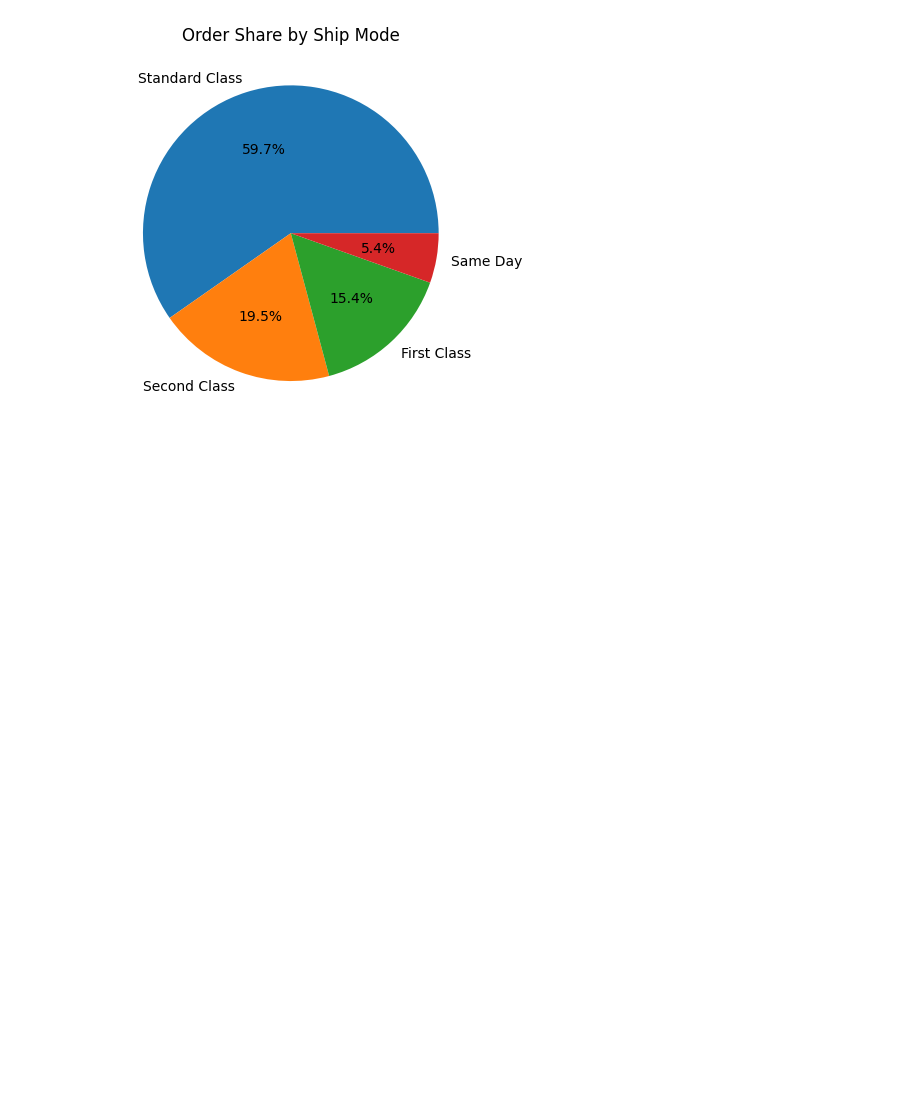
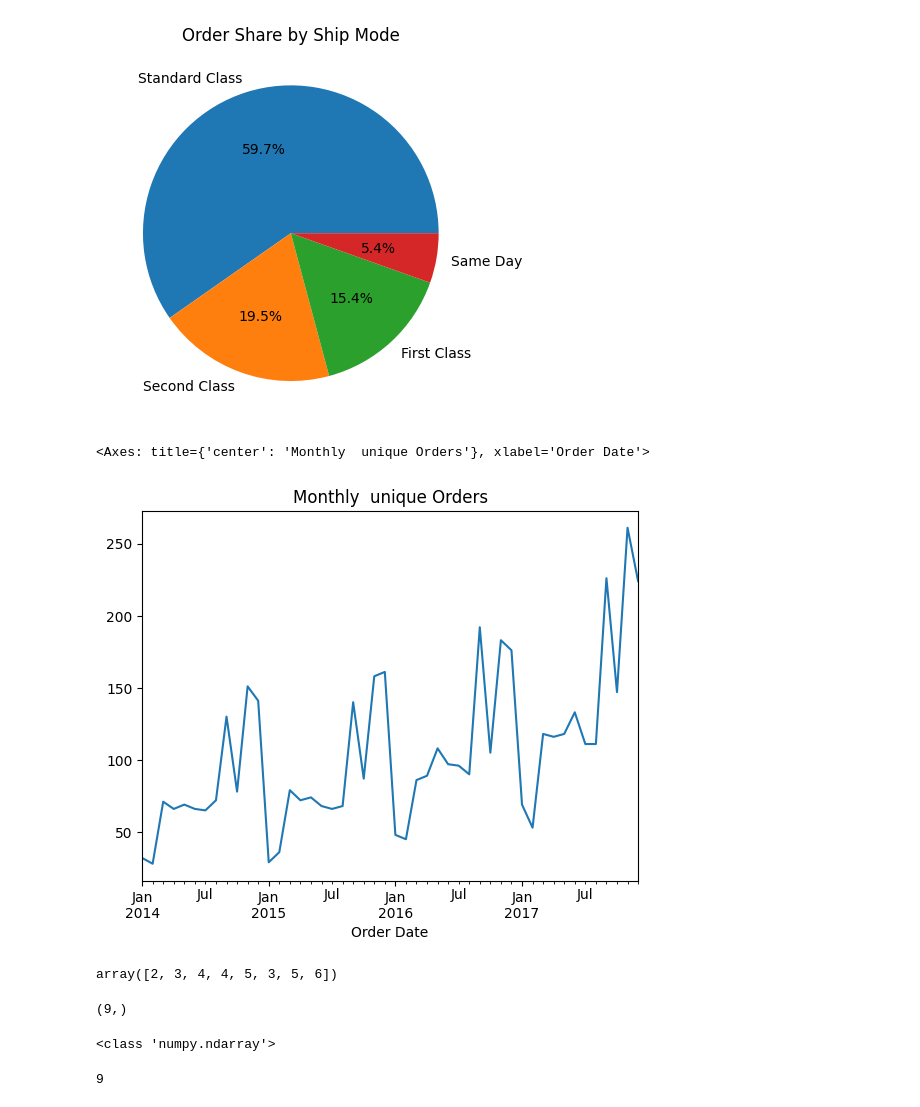
Before and after one commit to SUHAS1205/Rubicon-Training, a Jupyter notebook: libraries.ipynb, the cells around one changed output. Cells and saved outputs as stored; diff of their text form; code cells hidden in the pictures; blank space fills up the shorter version.

```diff
--- a/libraries.ipynb
+++ b/libraries.ipynb
@@ -104,3 +104,9 @@ df["Ship Mode"].value_counts().plot(kind="pie",autopct="%.1f%%",title="Order Sha
 # %% [output]
 <Axes: title={'center': 'Order Share by Ship Mode'}>
 [figure]
+# %%
+df["Order Date"]=pd.to_datetime(df["Order Date"],errors="coerce")
+df.set_index("Order Date").resample("MS")["Order ID"].nunique().plot(title="Monthly  unique Orders")
+# %% [output]
+<Axes: title={'center': 'Monthly  unique Orders'}, xlabel='Order Date'>
+[figure, added]
@@ -106,0 +115,17 @@ df["Ship Mode"].value_counts().plot(kind="pie",autopct="%.1f%%",title="Order Sha
+# %%
+a=np.array([2,3,4,4,5,3,5,6])
+a
+# %% [output]
+array([2, 3, 4, 4, 5, 3, 5, 6])
+# %%
+a.shape
+# %% [output]
+(9,)
+# %%
+print(type(a))
+# %% [output]
+<class 'numpy.ndarray'>
+# %%
+a.size
+# %% [output]
+9
```
Also changed, not shown: parts of 12 cells of this notebook.
